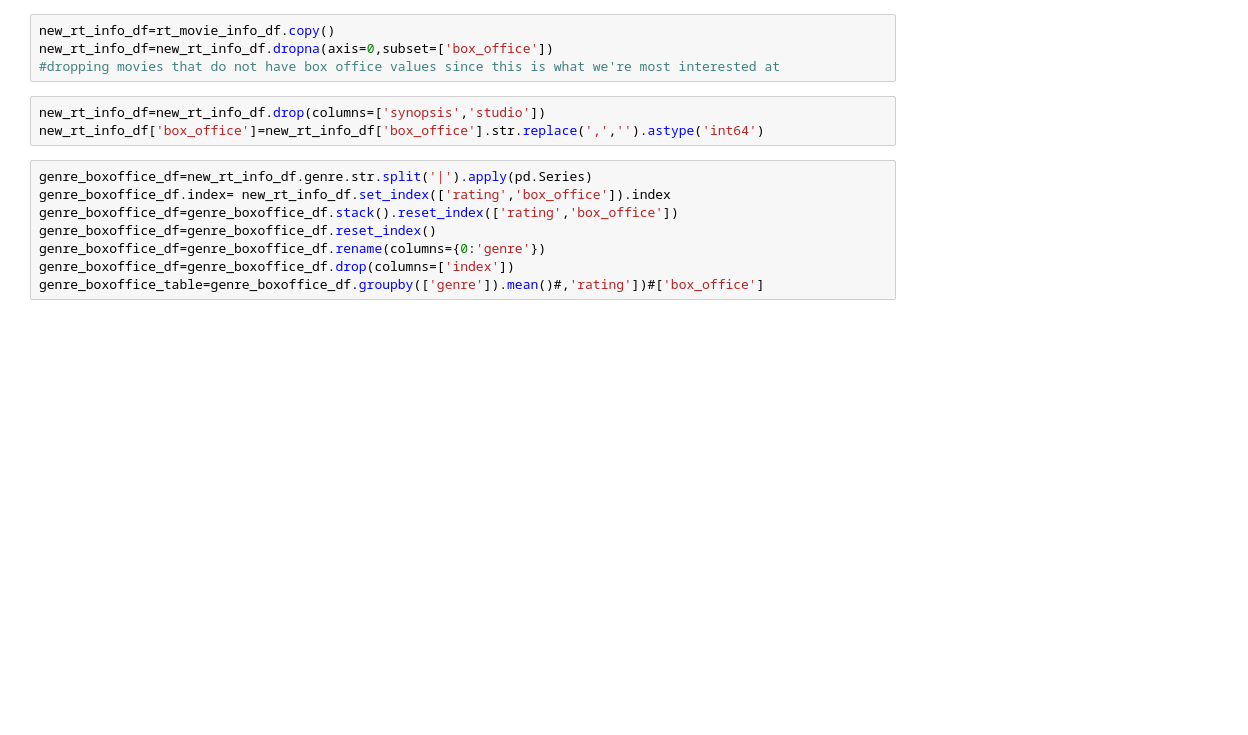
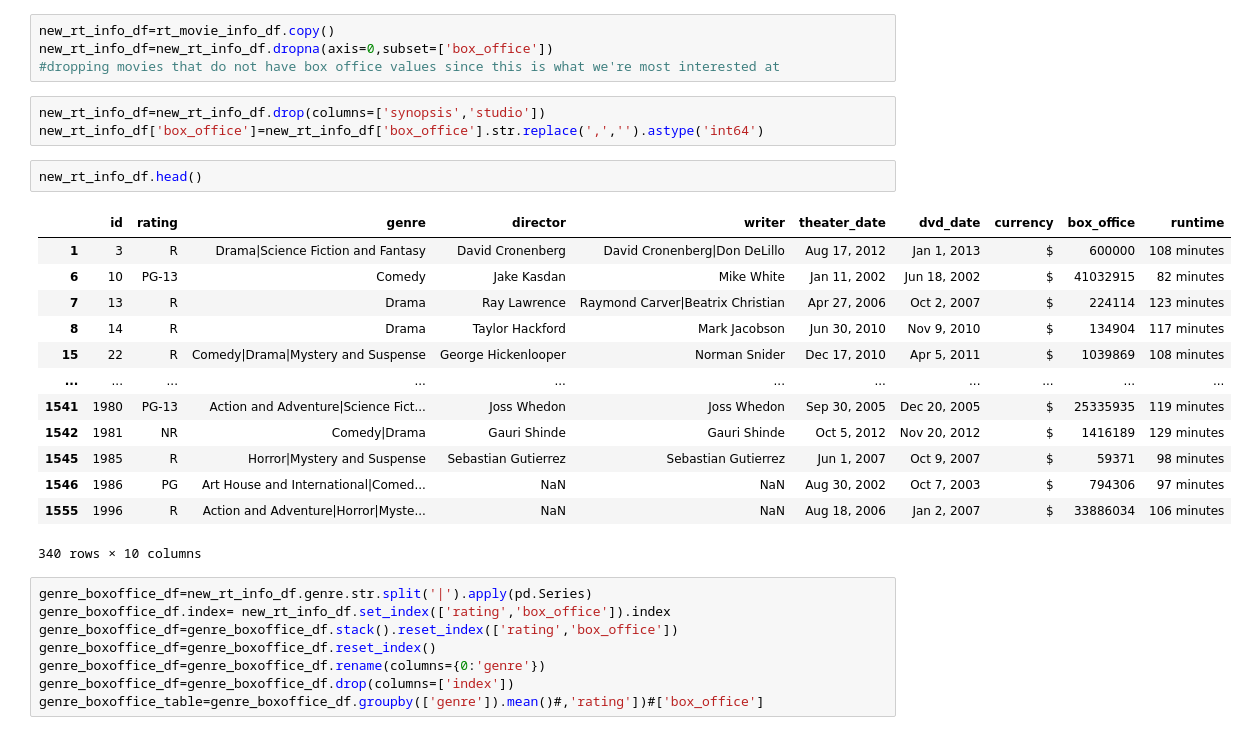
Before and after one commit to samlimish/new_project1, a Jupyter notebook: Microsoft Popular Movie Genres Analysis.ipynb, the cells around one changed output. Saved outputs shown, nothing was run; the diff lists cells and outputs as text; blank space fills up the shorter version.

```diff
--- a/Microsoft Popular Movie Genres Analysis.ipynb
+++ b/Microsoft Popular Movie Genres Analysis.ipynb
@@ -113,6 +111,22 @@ new_rt_info_df=new_rt_info_df.dropna(axis=0,subset=['box_office'])
 # %%
 new_rt_info_df=new_rt_info_df.drop(columns=['synopsis','studio'])
 new_rt_info_df['box_office']=new_rt_info_df['box_office'].str.replace(',','').astype('int64')
+# %%
+new_rt_info_df.head()
+# %% [output]
+|  | id | rating | genre | director | writer | theater_date | dvd_date | currency | box_office | runtime |
+| 1 | 3 | R | Drama|Science Fiction and Fantasy | David Cronenberg | David Cronenberg|Don DeLillo | Aug 17, 2012 | Jan 1, 2013 | $ | 600000 | 108 minutes |
+| 6 | 10 | PG-13 | Comedy | Jake Kasdan | Mike White | Jan 11, 2002 | Jun 18, 2002 | $ | 41032915 | 82 minutes |
+| 7 | 13 | R | Drama | Ray Lawrence | Raymond Carver|Beatrix Christian | Apr 27, 2006 | Oct 2, 2007 | $ | 224114 | 123 minutes |
+| 8 | 14 | R | Drama | Taylor Hackford | Mark Jacobson | Jun 30, 2010 | Nov 9, 2010 | $ | 134904 | 117 minutes |
+| 15 | 22 | R | Comedy|Drama|Mystery and Suspense | George Hickenlooper | Norman Snider | Dec 17, 2010 | Apr 5, 2011 | $ | 1039869 | 108 minutes |
+| ... | ... | ... | ... | ... | ... | ... | ... | ... | ... | ... |
+| 1541 | 1980 | PG-13 | Action and Adventure|Science Fict... | Joss Whedon | Joss Whedon | Sep 30, 2005 | Dec 20, 2005 | $ | 25335935 | 119 minutes |
+| 1542 | 1981 | NR | Comedy|Drama | Gauri Shinde | Gauri Shinde | Oct 5, 2012 | Nov 20, 2012 | $ | 1416189 | 129 minutes |
+| 1545 | 1985 | R | Horror|Mystery and Suspense | Sebastian Gutierrez | Sebastian Gutierrez | Jun 1, 2007 | Oct 9, 2007 | $ | 59371 | 98 minutes |
+| 1546 | 1986 | PG | Art House and International|Comed... | NaN | NaN | Aug 30, 2002 | Oct 7, 2003 | $ | 794306 | 97 minutes |
+| 1555 | 1996 | R | Action and Adventure|Horror|Myste... | NaN | NaN | Aug 18, 2006 | Jan 2, 2007 | $ | 33886034 | 106 minutes |
+340 rows × 10 columns
 # %%
 genre_boxoffice_df=new_rt_info_df.genre.str.split('|').apply(pd.Series)
 genre_boxoffice_df.index= new_rt_info_df.set_index(['rating','box_office']).index
```
Also changed, not shown: parts of 13 cells of this notebook.
